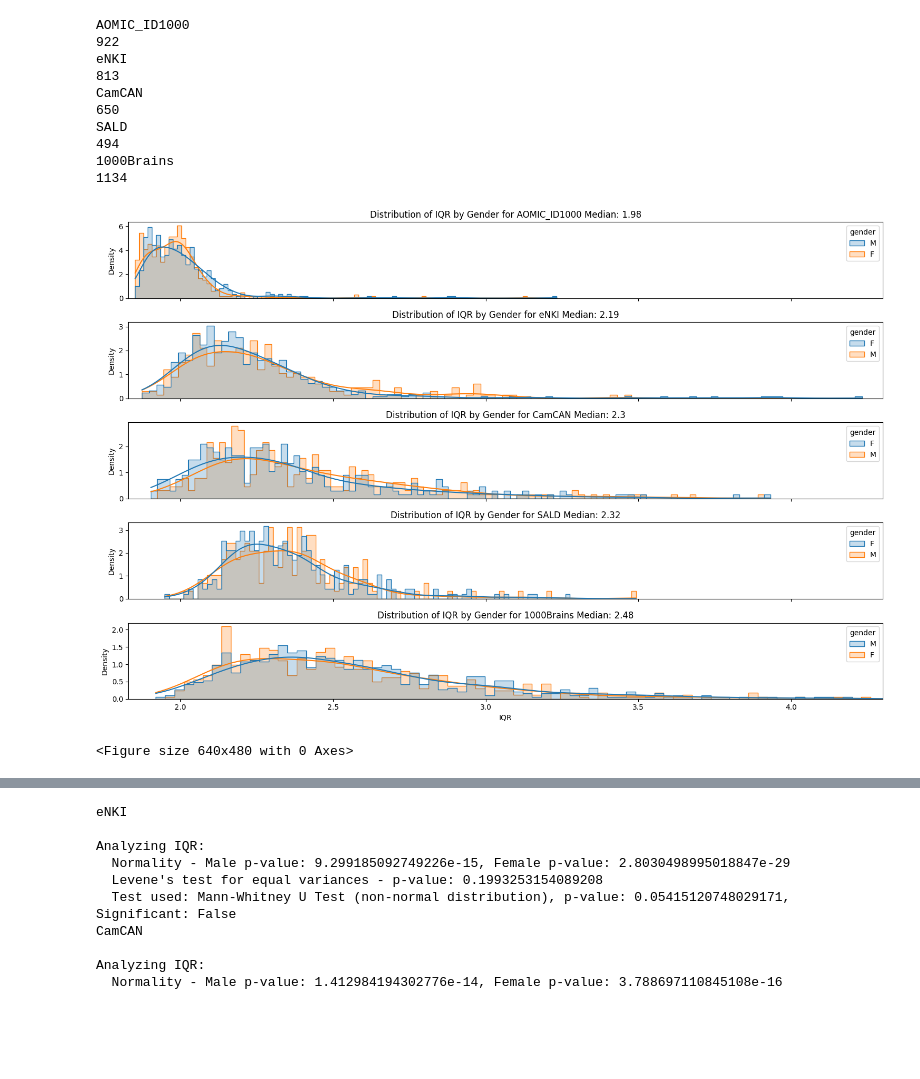
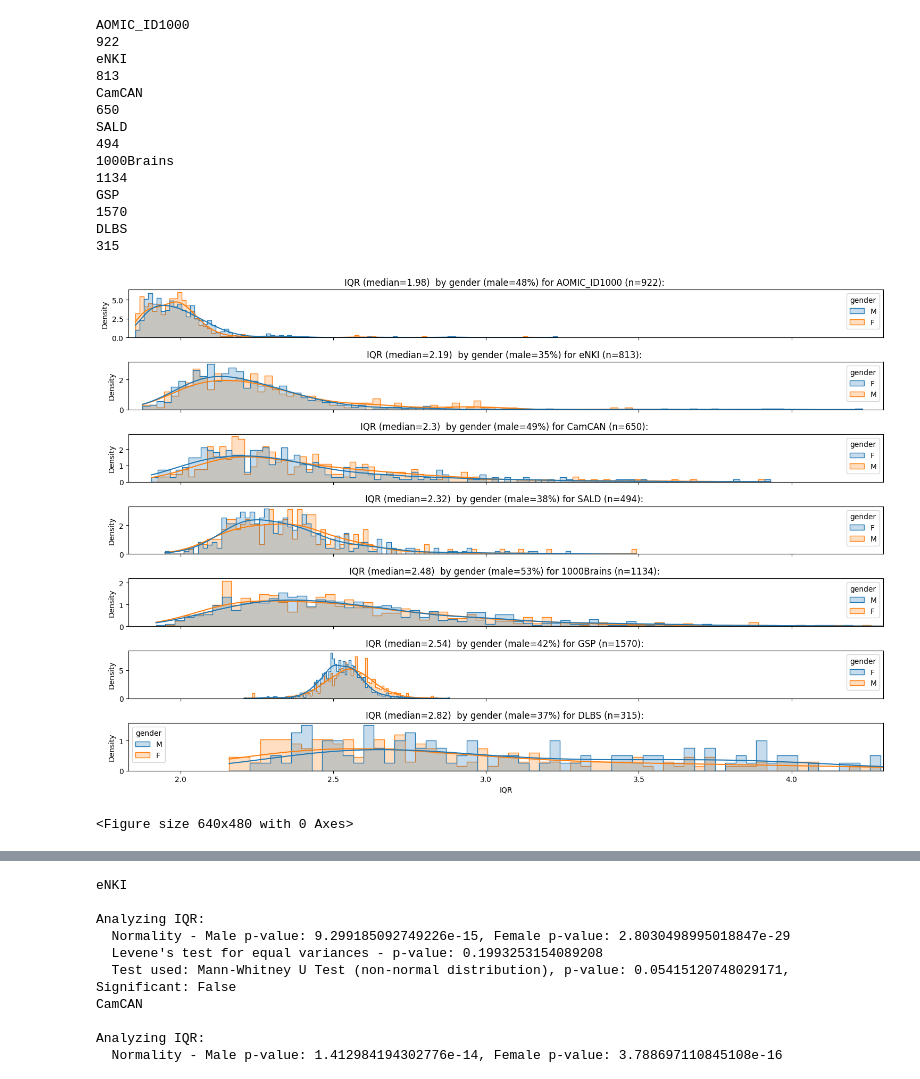
Before and after one commit to N-Nieto/QC, a Jupyter notebook: code/plots/whole_data_QC_distribution.ipynb, the cells around one changed output, grey strips where cells are left out. Drawn from its saved outputs; the diff is of its cells as text; code cells hidden in the pictures; blank space fills up the shorter version.

Commit message:
improve stadistical plots and scripts

```diff
--- a/code/plots/whole_data_QC_distribution.ipynb
+++ b/code/plots/whole_data_QC_distribution.ipynb
@@ -5,38 +5,44 @@ import seaborn as sbn
 import scipy.stats as stats
 
 sites = ["1000Brains", "SALD", "eNKI", "CamCAN","AOMIC_ID1000", ]
-sites = [   "AOMIC_ID1000","eNKI","CamCAN", "SALD","1000Brains" ]
+sites = [ "AOMIC_ID1000","eNKI","CamCAN", "SALD","1000Brains" ]
+sites = [ "AOMIC_ID1000","eNKI","CamCAN", "SALD","1000Brains", "GSP", "DLBS" ]
 
 data_dir = "../../data/"
 
 # %%
 # Main loop
 fig, axes = plt.subplots(len(sites), 1, figsize=(15, 10), sharex=True)
 for i, site in enumerate(sites):
     Y_data = pd.read_csv(data_dir + "Y_" + site + ".csv").dropna()
     print(site)
     print(len(Y_data))
+    male_proportion = Y_data["gender"].value_counts(normalize=True).get('M', 0) * 100
 
     sbn.histplot(Y_data, x='IQR', hue='gender', kde=True, element='step', stat="density", common_norm=False, bins=100, ax=axes[i])
-    axes[i].set_title(f'Distribution of IQR by Gender for {site} Median: {round(Y_data["IQR"].median(),2)}')
+    axes[i].set_title(f'IQR (median={round(Y_data["IQR"].median(),2)})  by gender (male={round(male_proportion)}%) for {site} (n={len(Y_data)}): ')
     axes[i].set_xlabel('IQR')
     axes[i].set_ylabel('Density')
     axes[i].set_xlim(1.83, 4.3)
 plt.tight_layout()
 plt.show()
 
 plt.tight_layout()
 plt.show()
 # %% [output]
 AOMIC_ID1000
 922
 eNKI
 813
 CamCAN
 650
 SALD
 494
 1000Brains
 1134
+GSP
+1570
+DLBS
+315
-[figure, old version]
+[figure, new version]
 <Figure size 640x480 with 0 Axes>
```
Also changed, not shown: parts of 2 cells of this notebook, 5 other files.
